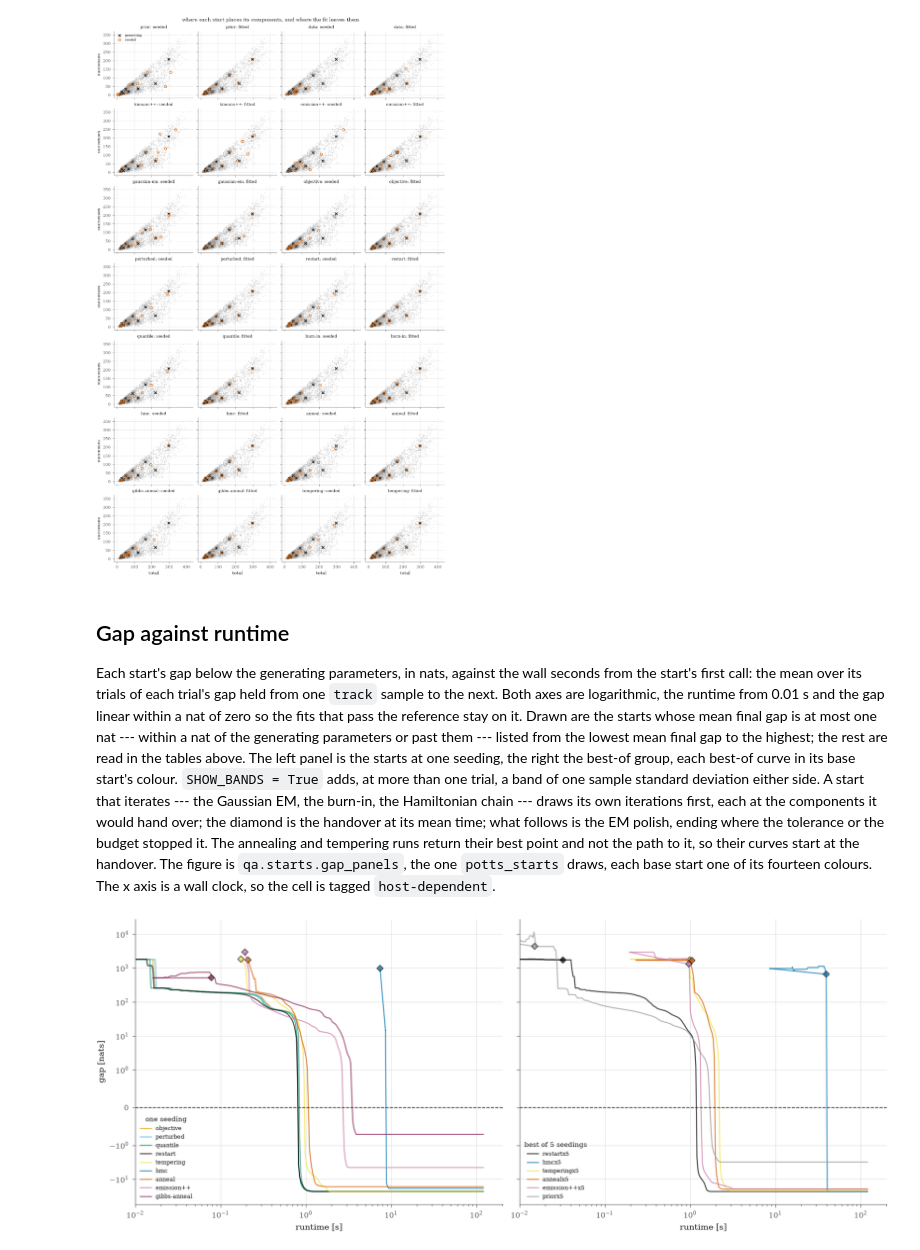
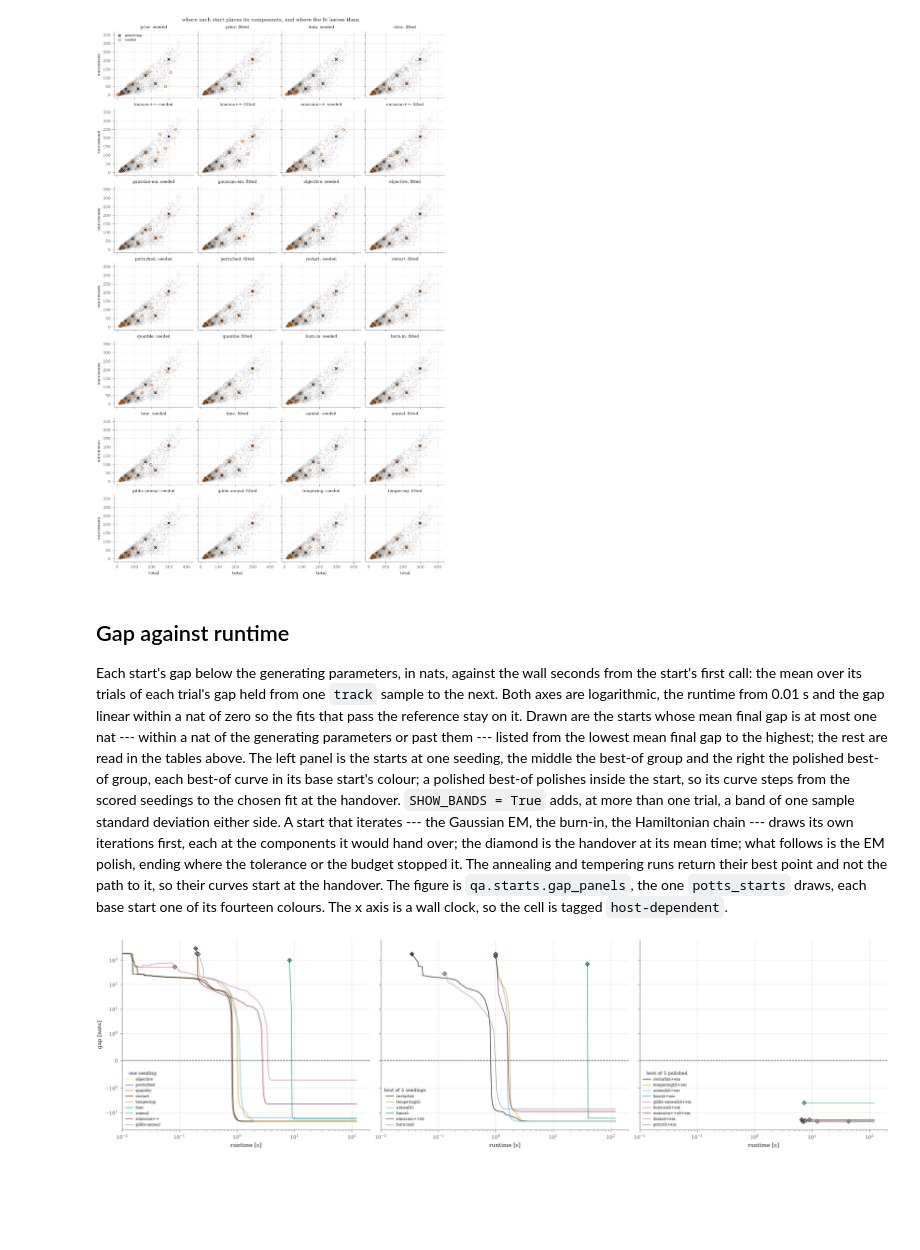
Before and after one commit to michaelJwilson/snakes_and_ladders, a Jupyter notebook: docs/nb/emission_mixture_starts.ipynb, the cells around one changed output. Cells and saved outputs as stored; diff of their text form; code cells hidden in the pictures; blank space fills up the shorter version.

```diff
--- a/docs/nb/emission_mixture_starts.ipynb
+++ b/docs/nb/emission_mixture_starts.ipynb
@@ -190,8 +192,13 @@ for name in SINGLE:
 print()
 print(first_paragraph(mixture_starts.BestOf))
 print(", ".join(BEST_OF_STARTS))
-# The table's order: the single-seeding starts, then the best-of group.
-ORDER = SINGLE + list(BEST_OF_STARTS)
+# The polished best-of group (issue #912): the same five seedings, each
+# polished by EM, the fit of highest log-likelihood kept.
+print()
+print(first_paragraph(mixture_starts.BestOf.polished))
+print(", ".join(BEST_OF_EM_STARTS))
+# The table's order: the single-seeding starts, then the two best-of groups.
+ORDER = SINGLE + list(BEST_OF_STARTS) + list(BEST_OF_EM_STARTS)
 # %% [output]
 prior       Components drawn from a prior over the observed range, reading no pair.
               totals log-uniform over the observed range, fractions uniform on (0, 1)
@@ -245,6 +258,7 @@ GROUPS = {
     "stochastic": ([n for n in SINGLE if n not in DETERMINISTIC], TRIALS),
     "deterministic": ([n for n in SINGLE if n in DETERMINISTIC], [0]),
     f"best-of-{BEST_OF}": (list(BEST_OF_STARTS), TRIALS),
+    f"best-of-{BEST_OF}+em": (list(BEST_OF_EM_STARTS), TRIALS),
 }
 
 load_before = os.getloadavg()
@@ -561,8 +547,11 @@ runtime from 0.01 s and the gap linear within a nat of zero so the fits that
 pass the reference stay on it. Drawn are the starts whose mean final gap is at
 most one nat --- within a nat of the generating parameters or past them ---
 listed from the lowest mean final gap to the highest; the rest are read in the
-tables above. The left panel is the starts at one seeding, the right the
-best-of group, each best-of curve in its base start's colour. `SHOW_BANDS = True` adds, at more than one trial, a band of one
+tables above. The left panel is the starts at one seeding, the middle the
+best-of group and the right the polished best-of group, each
+best-of curve in its base start's colour; a polished best-of polishes inside
+the start, so its curve steps from the scored seedings to the chosen fit at
+the handover. `SHOW_BANDS = True` adds, at more than one trial, a band of one
 sample standard deviation either side. A start that iterates --- the Gaussian
 EM, the burn-in, the Hamiltonian chain --- draws its own iterations first, each
 at the components it would hand over; the diamond is the handover at its mean
@@ -583,35 +572,37 @@ SHOW_BANDS = False
 
 #: The cut: a start whose mean final gap is at most this many nats ends
 #: within a nat of the generating parameters or past them.
 WITHIN = 1.0
 
 # Each start's mean final gap, read where its polishes stopped.
 final = {row.start: float(np.mean(row.gap)) for row in rows}
 # Each start's band on the grid.
 bands = {name: gap_band(trials[name], REFERENCE, GRID) for name in ORDER}
 # Per panel, the starts that end within a nat of the generating parameters
 # or past them, best first; the rest are read in the tables above. A best-of
 # start takes its base start's colour, so a start and its best of five read
 # as one colour across the two panels.
 competitive = sorted((n for n in ORDER if final[n] <= WITHIN), key=final.__getitem__)
 panels = {
     "one seeding": [n for n in competitive if n in STARTS],
     f"best of {BEST_OF} seedings": [n for n in competitive if n in BEST_OF_STARTS],
+    f"best of {BEST_OF} polished": [n for n in competitive if n in BEST_OF_EM_STARTS],
 }
-base = {n: BEST_OF_STARTS[n].name if n in BEST_OF_STARTS else n for n in competitive}
+groups = {**BEST_OF_STARTS, **BEST_OF_EM_STARTS}
+base = {n: groups[n].name if n in groups else n for n in competitive}
 bases = list(dict.fromkeys(base[n] for n in competitive))
 colours = start_styles(bases)
 with notebook_style():
     figure = gap_panels(
         {heading: {n: bands[n] for n in names} for heading, names in panels.items()},
         {heading: final for heading in panels},
         {n: colours[base[n]] for n in competitive},
         ylabel="gap [nats]",
         show_bands=SHOW_BANDS,
     )
     plt.show()
 # %% [output]
-[figure, old version]
+[figure, new version]
 # %% [markdown]
 ## Read beside experiments 009 and 010
 
```
Also changed, not shown: parts of 9 cells of this notebook, 8 other files.
